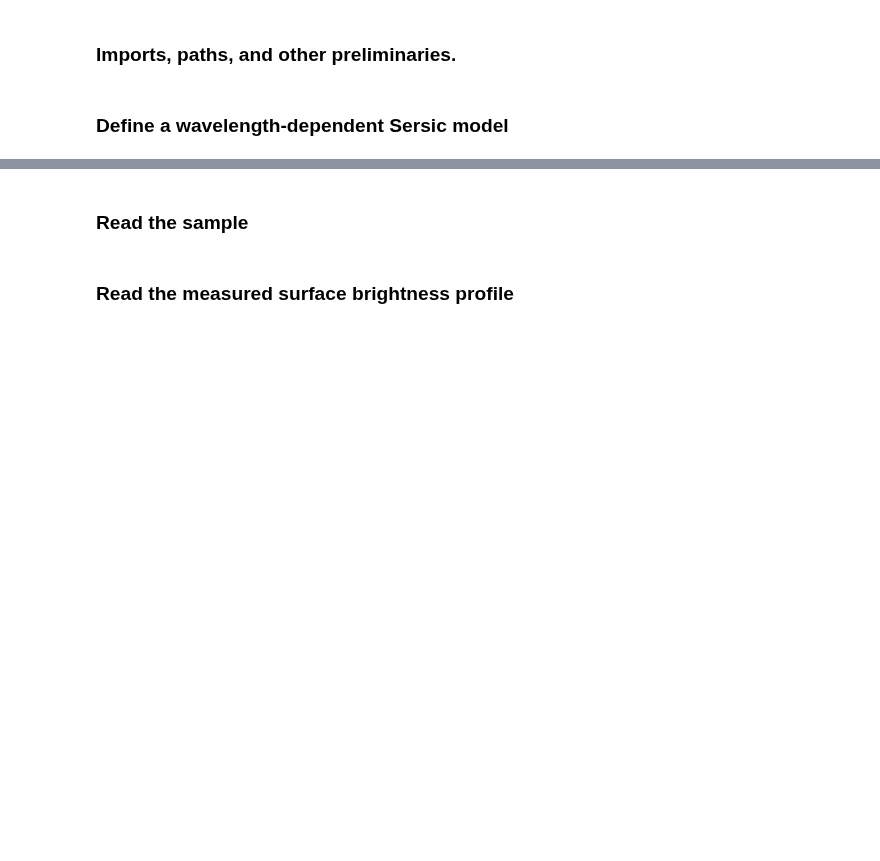
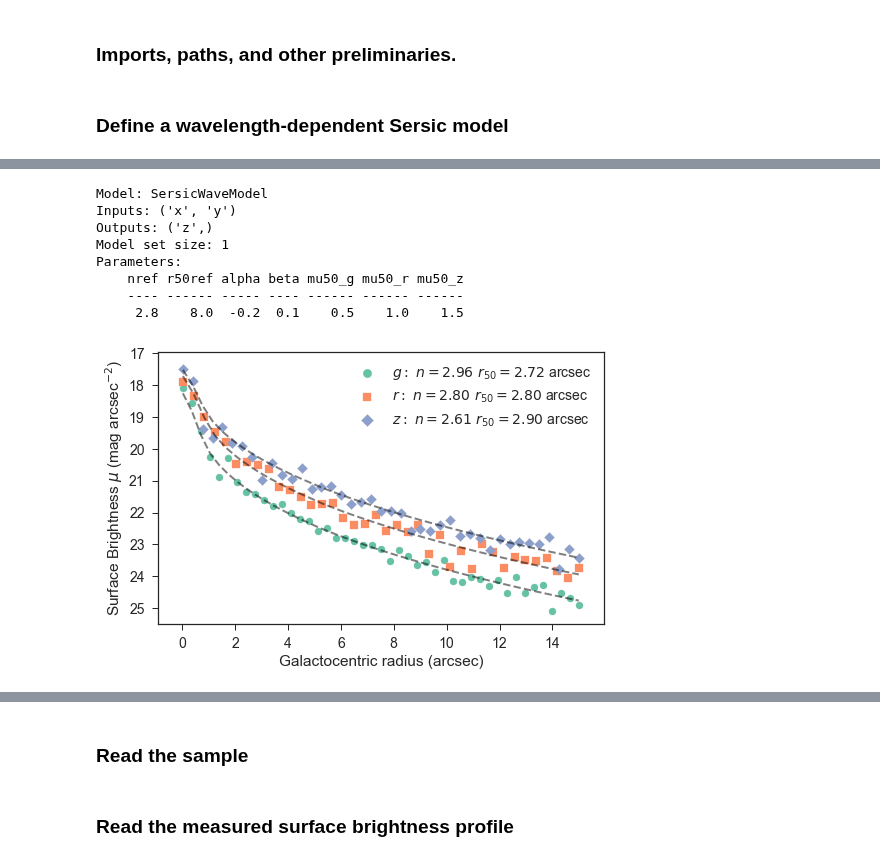
Before and after one commit to moustakas/legacyhalos, a Jupyter notebook: doc/nb/legacyhalos-sersic.ipynb, the cells around one changed output, grey strips where cells are left out. Saved outputs shown, nothing was run; the diff lists cells and outputs as text; code cells hidden in the pictures; blank space fills up the shorter version.

```diff
--- a/doc/nb/legacyhalos-sersic.ipynb
+++ b/doc/nb/legacyhalos-sersic.ipynb
@@ -12,9 +12,10 @@ import matplotlib.pyplot as plt
 from legacyhalos import io
 from legacyhalos.util import ellipse_sbprofile
 from legacyhalos.qa import display_ellipse_sbprofile
-# %%
-plt.style.use('seaborn-talk')
-%matplotlib inline
+# %%
+import seaborn as sns
+sns.set(style='ticks', font_scale=1.4, palette='Set2')
+%matplotlib inline
 # %%
 pixscale = 0.262
 band = ('g', 'r', 'z')
@@ -173 +205,13 @@ Parameters:
+# %%
+radius, wave, sb = simulate_sbprofiles(plot=True)
+# %% [output]
+Model: SersicWaveModel
+Inputs: ('x', 'y')
+Outputs: ('z',)
+Model set size: 1
+Parameters:
+    nref r50ref alpha beta mu50_g mu50_r mu50_z
+    ---- ------ ----- ---- ------ ------ ------
+     2.8    8.0  -0.2  0.1    0.5    1.0    1.5
+[figure, added]
 # %%
```
Also changed, not shown: parts of 7 cells of this notebook, 1 other file.
